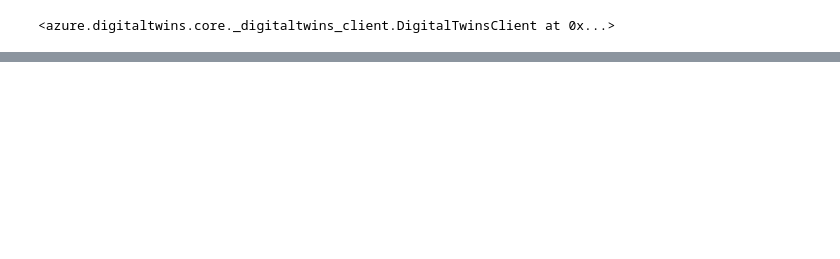
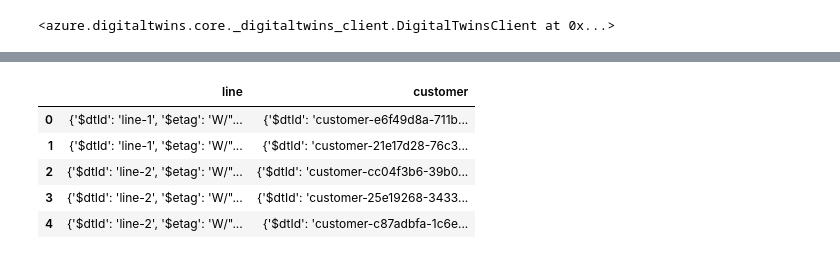
Before and after one commit to BillmanH/learn-dt, a Jupyter notebook: notebooks/04 Lots on Queries.ipynb, the cells around one changed output, grey strips where cells are left out. Cells and saved outputs as stored; diff of their text form; code cells hidden in the pictures; blank space fills up the shorter version.

```diff
--- a/notebooks/04 Lots on Queries.ipynb
+++ b/notebooks/04 Lots on Queries.ipynb
@@ -426,0 +214,18 @@ Now as an analyst, I want to look at the customer satisfaction of customers who
+# %%
+query = """
+SELECT line, customer
+FROM DIGITALTWINS customer
+JOIN line RELATED customer.locatedIn
+WHERE line.$dtId IN ['line-0','line-1','line-2', 'line-3']
+AND IS_OF_MODEL(customer, 'dtmi:billmanh:patron;1')
+"""
+
+customers_in_lines = query_to_df(query)
+customers_in_lines
+# %% [output]
+|  | line | customer |
+| 0 | {'$dtId': 'line-1', '$etag': 'W/"... | {'$dtId': 'customer-e6f49d8a-711b... |
+| 1 | {'$dtId': 'line-1', '$etag': 'W/"... | {'$dtId': 'customer-21e17d28-76c3... |
+| 2 | {'$dtId': 'line-2', '$etag': 'W/"... | {'$dtId': 'customer-cc04f3b6-39b0... |
+| 3 | {'$dtId': 'line-2', '$etag': 'W/"... | {'$dtId': 'customer-25e19268-3433... |
+| 4 | {'$dtId': 'line-2', '$etag': 'W/"... | {'$dtId': 'customer-c87adbfa-1c6e... |
```
Also changed, not shown: parts of 72 cells of this notebook, 6 other files.
